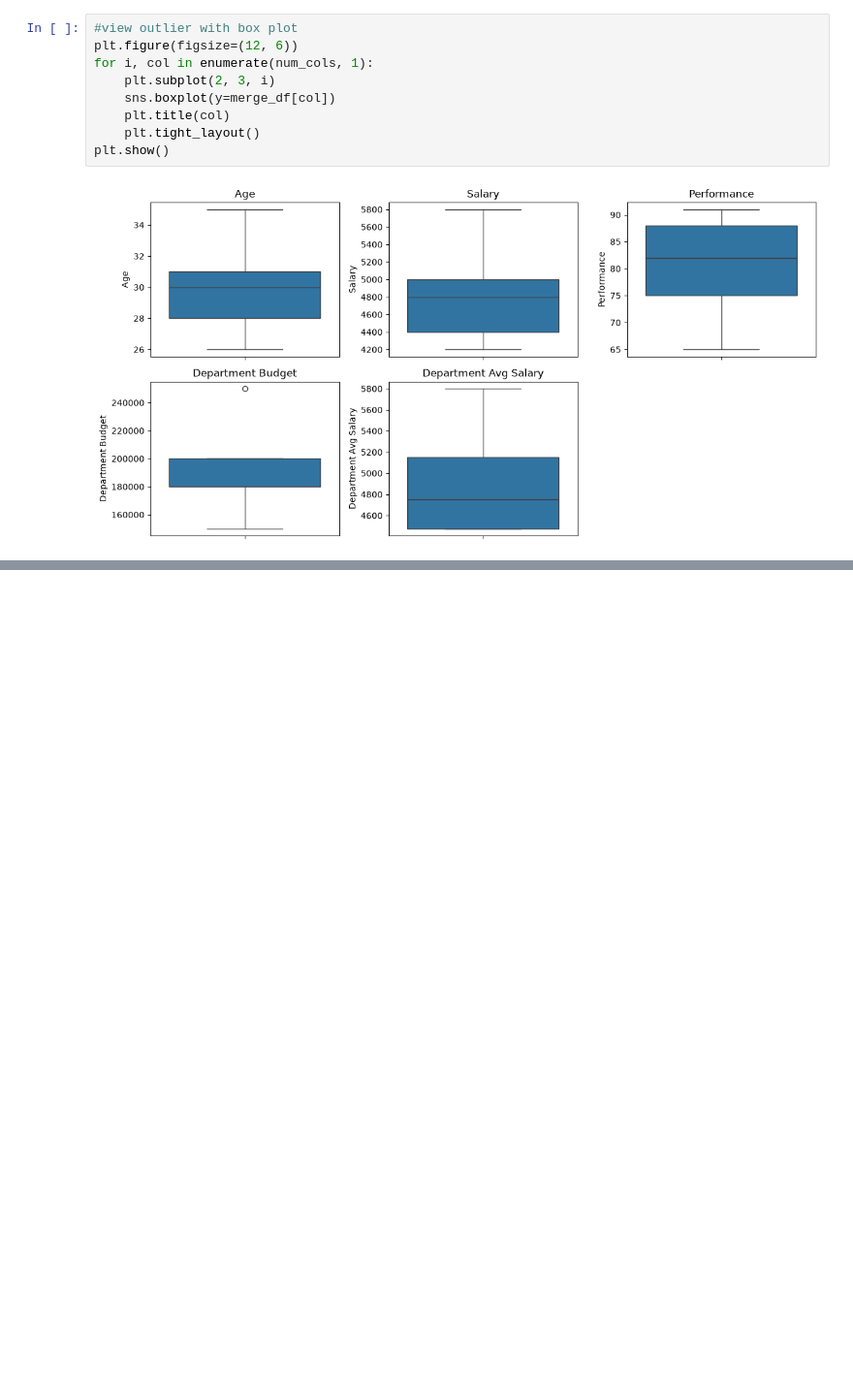
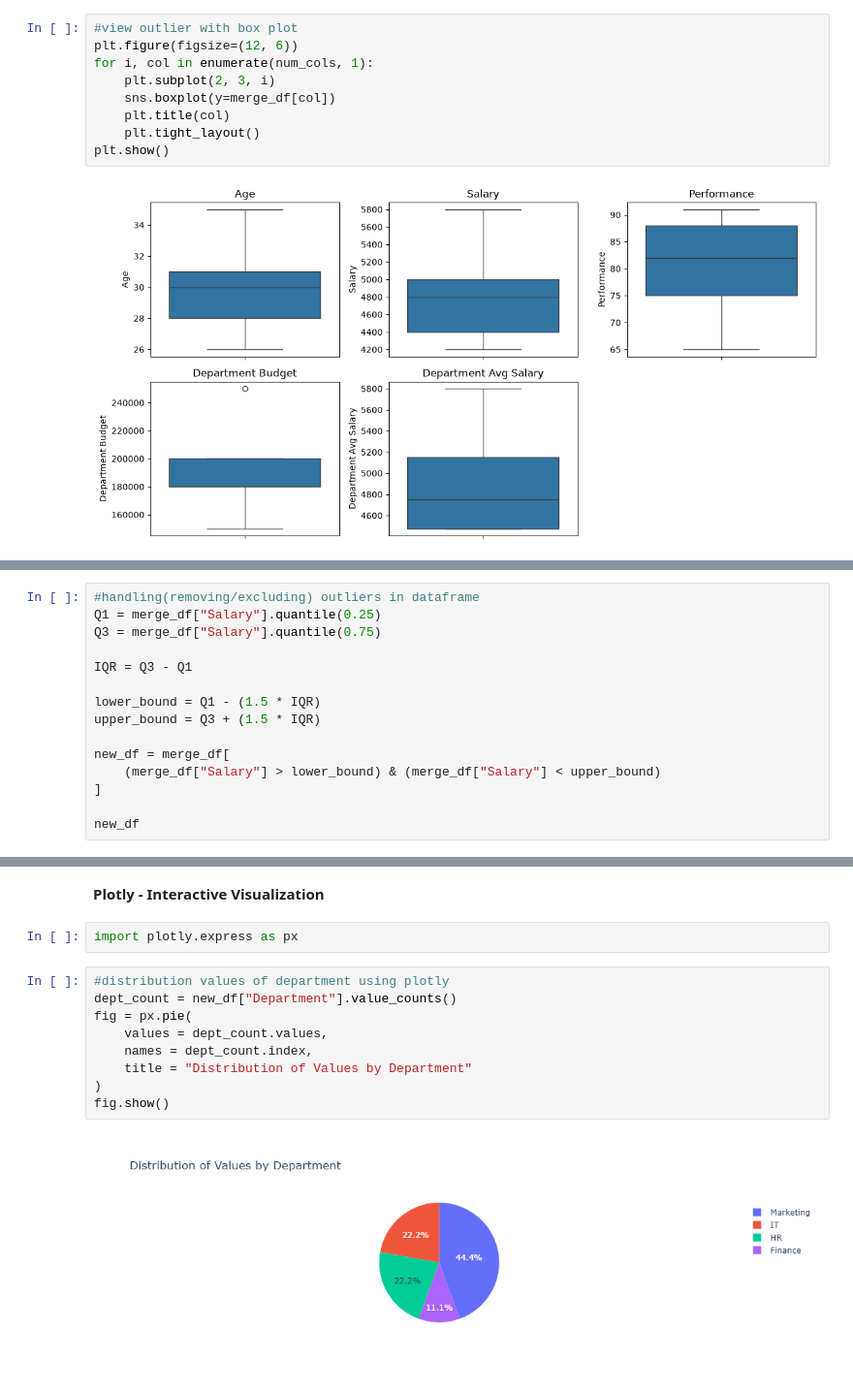
Before and after one commit to Maryam01-coder/data-science-class, a Jupyter notebook: employee_dataset.ipynb, the cells around one changed output, grey strips where cells are left out. Shown at 97% size. Cells and saved outputs as stored; diff of their text form; blank space fills up the shorter version.

```diff
--- a/employee_dataset.ipynb
+++ b/employee_dataset.ipynb
@@ -1001,0 +1022,15 @@ plt.show()
+# %%
+#handling(removing/excluding) outliers in dataframe
+Q1 = merge_df["Salary"].quantile(0.25)
+Q3 = merge_df["Salary"].quantile(0.75)
+
+IQR = Q3 - Q1
+
+lower_bound = Q1 - (1.5 * IQR)
+upper_bound = Q3 + (1.5 * IQR)
+
+new_df = merge_df[
+    (merge_df["Salary"] > lower_bound) & (merge_df["Salary"] < upper_bound)
+]
+
+new_df
@@ -1001,0 +1048,15 @@ plt.show()
+# %% [markdown]
+**Plotly - Interactive Visualization**
+# %%
+import plotly.express as px
+# %%
+#distribution values of department using plotly
+dept_count = new_df["Department"].value_counts()
+fig = px.pie(
+    values = dept_count.values,
+    names = dept_count.index,
+    title = "Distribution of Values by Department"
+)
+fig.show()
+# %% [output]
+[figure, added]
```
Also changed, not shown: parts of 8 cells of this notebook, 2 other files.
